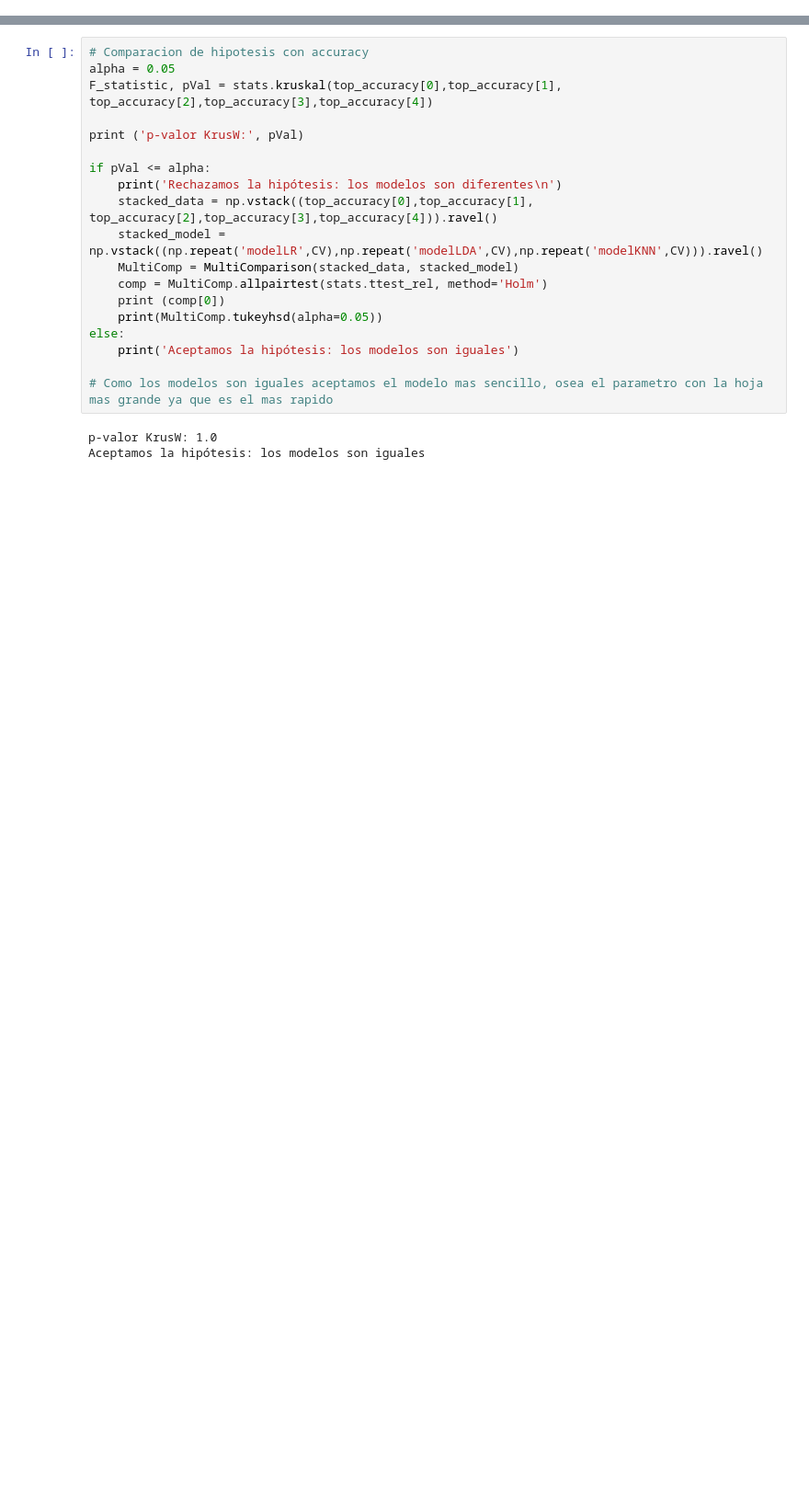
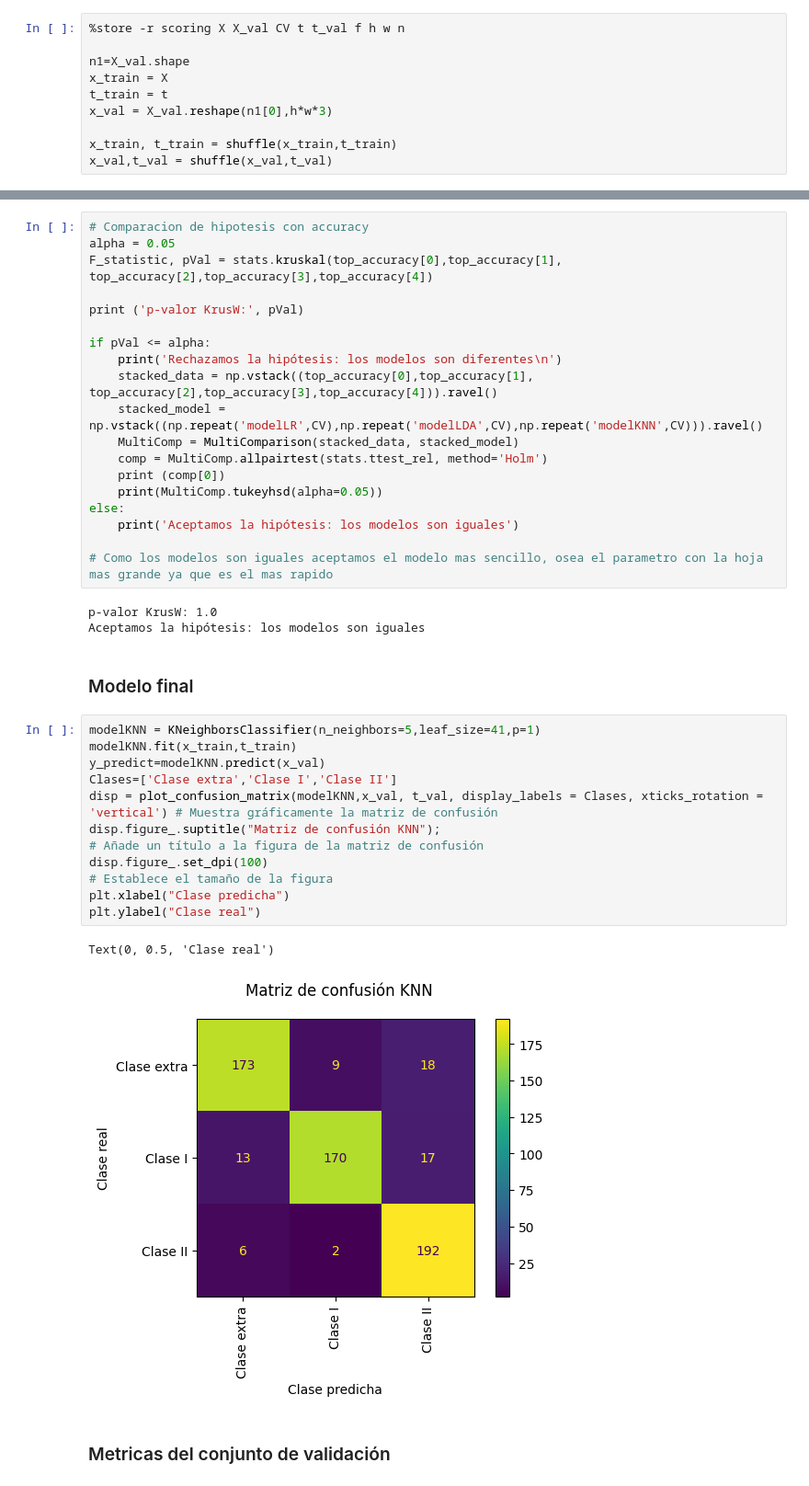
Before and after one commit to vidaldani/MangoGrading, a Jupyter notebook: NearestNeighbor.ipynb, the cells around one changed output, grey strips where cells are left out. Shown at 92% size. Cells and saved outputs as stored; diff of their text form; blank space fills up the shorter version.

```diff
--- a/NearestNeighbor.ipynb
+++ b/NearestNeighbor.ipynb
@@ -42,3 +40,13 @@ from sklearn.model_selection import KFold, GridSearchCV
+# %%
+%store -r scoring X X_val CV t t_val f h w n
+
+n1=X_val.shape
+x_train = X
+t_train = t
+x_val = X_val.reshape(n1[0],h*w*3)
+
+x_train, t_train = shuffle(x_train,t_train)
+x_val,t_val = shuffle(x_val,t_val)
 # %% [markdown]
 #### Validación cruzada
 # %%
@@ -249,3 +258,20 @@ else:
 # %% [output]
 p-valor KrusW: 1.0
 Aceptamos la hipótesis: los modelos son iguales
+# %% [markdown]
+### Modelo final
+# %%
+modelKNN = KNeighborsClassifier(n_neighbors=5,leaf_size=41,p=1)
+modelKNN.fit(x_train,t_train)
+y_predict=modelKNN.predict(x_val)
+Clases=['Clase extra','Clase I','Clase II']
+disp = plot_confusion_matrix(modelKNN,x_val, t_val, display_labels = Clases, xticks_rotation = 'vertical') # Muestra gráficamente la matriz de confusión
+disp.figure_.suptitle("Matriz de confusión KNN");                                                          # Añade un título a la figura de la matriz de confusión
+disp.figure_.set_dpi(100)                                                                                  # Establece el tamaño de la figura
+plt.xlabel("Clase predicha")
+plt.ylabel("Clase real")
+# %% [output]
+Text(0, 0.5, 'Clase real')
+[figure, added]
+# %% [markdown]
+### Metricas del conjunto de validación
```
Also changed, not shown: parts of 9 cells of this notebook, 5 other files.
